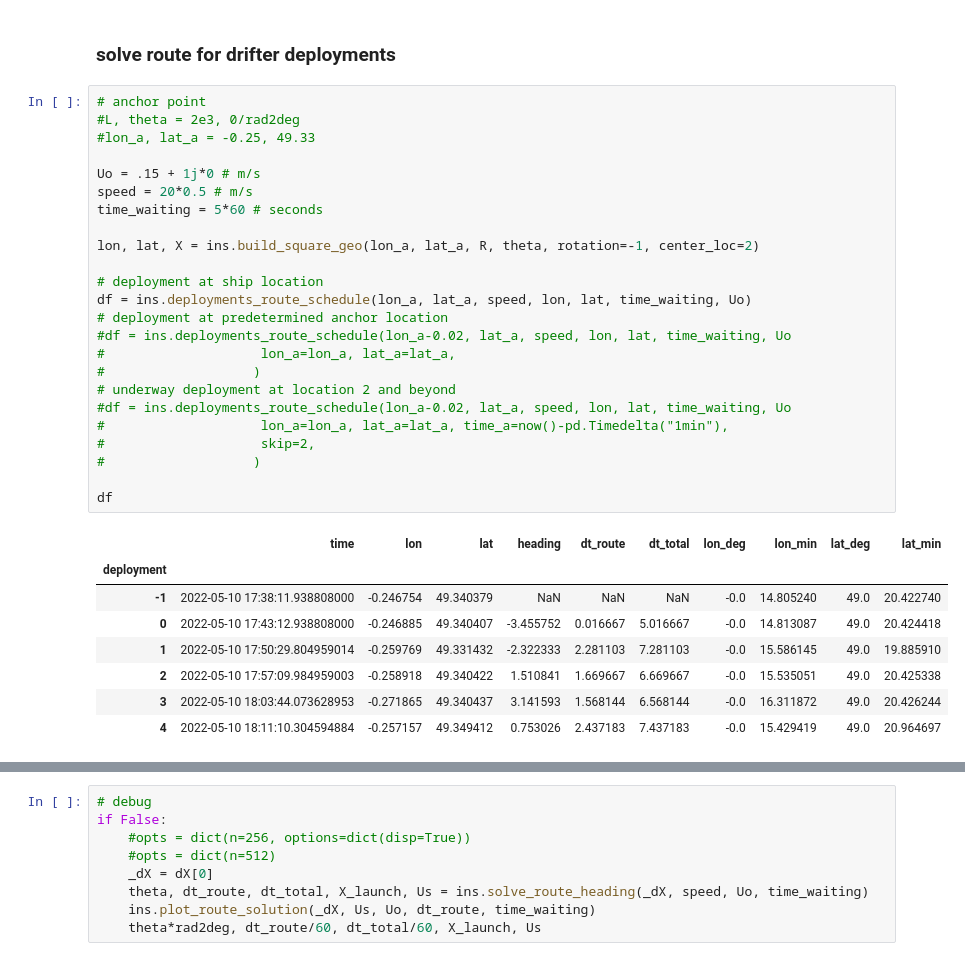
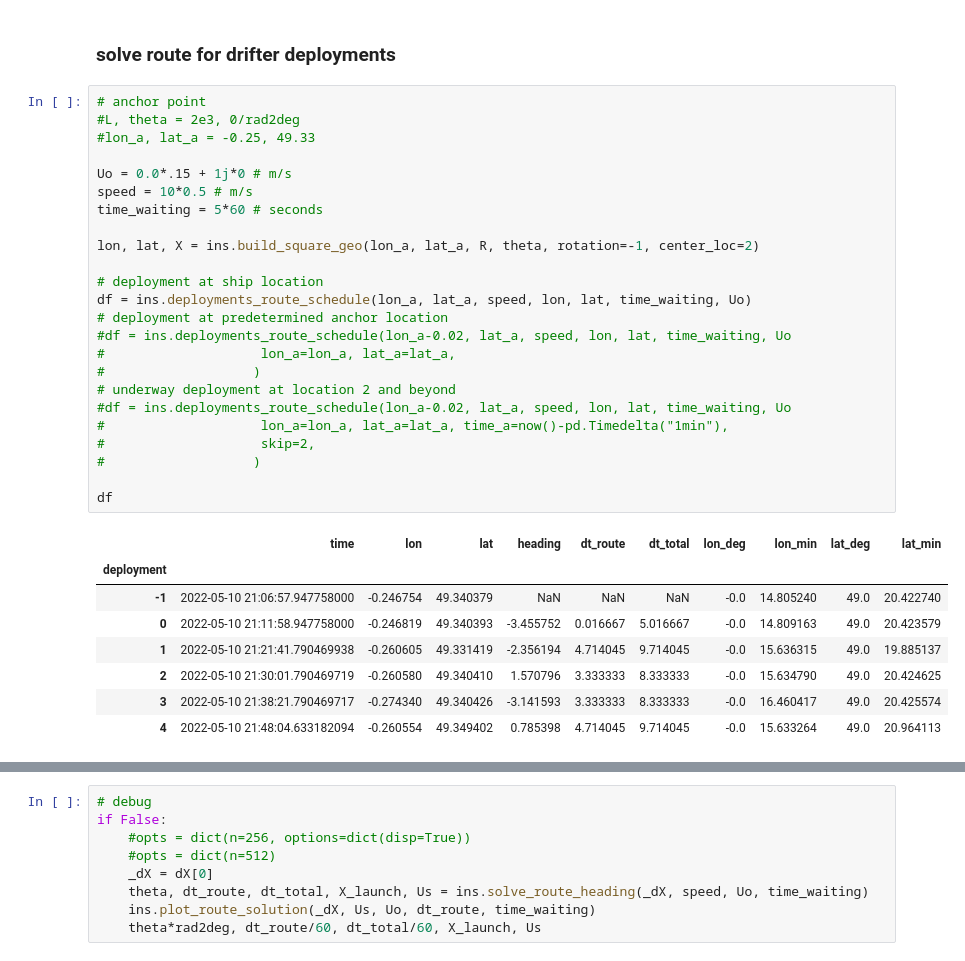
Before and after one commit to apatlpo/taos, a Jupyter notebook: campaign/dev.ipynb, the cells around one changed output, grey strips where cells are left out. Saved outputs shown, nothing was run; the diff lists cells and outputs as text.

```diff
--- a/campaign/dev.ipynb
+++ b/campaign/dev.ipynb
@@ -178,36 +179,36 @@ ax.plot(lon_radiator, lat_radiator, color="red", transform=ut.ccrs.PlateCarree()
 # %%
 # anchor point
 #L, theta = 2e3, 0/rad2deg
 #lon_a, lat_a = -0.25, 49.33
 
-Uo = .15 + 1j*0 # m/s
-speed = 20*0.5 # m/s
+Uo = 0.0*.15 + 1j*0 # m/s
+speed = 10*0.5 # m/s
 time_waiting = 5*60 # seconds
 
 lon, lat, X = ins.build_square_geo(lon_a, lat_a, R, theta, rotation=-1, center_loc=2)
 
 # deployment at ship location
 df = ins.deployments_route_schedule(lon_a, lat_a, speed, lon, lat, time_waiting, Uo)
 # deployment at predetermined anchor location
 #df = ins.deployments_route_schedule(lon_a-0.02, lat_a, speed, lon, lat, time_waiting, Uo
 #                    lon_a=lon_a, lat_a=lat_a,
 #                   )
 # underway deployment at location 2 and beyond
 #df = ins.deployments_route_schedule(lon_a-0.02, lat_a, speed, lon, lat, time_waiting, Uo
 #                    lon_a=lon_a, lat_a=lat_a, time_a=now()-pd.Timedelta("1min"),
 #                    skip=2,
 #                   )
 
 df
 # %% [output]
 |  | time | lon | lat | heading | dt_route | dt_total | lon_deg | lon_min | lat_deg | lat_min |
 | deployment |  |  |  |  |  |  |  |  |  |  |
-| -1 | 2022-05-10 17:38:11.938808000 | -0.246754 | 49.340379 | NaN | NaN | NaN | -0.0 | 14.805240 | 49.0 | 20.422740 |
-| 0 | 2022-05-10 17:43:12.938808000 | -0.246885 | 49.340407 | -3.455752 | 0.016667 | 5.016667 | -0.0 | 14.813087 | 49.0 | 20.424418 |
-| 1 | 2022-05-10 17:50:29.804959014 | -0.259769 | 49.331432 | -2.322333 | 2.281103 | 7.281103 | -0.0 | 15.586145 | 49.0 | 19.885910 |
-| 2 | 2022-05-10 17:57:09.984959003 | -0.258918 | 49.340422 | 1.510841 | 1.669667 | 6.669667 | -0.0 | 15.535051 | 49.0 | 20.425338 |
-| 3 | 2022-05-10 18:03:44.073628953 | -0.271865 | 49.340437 | 3.141593 | 1.568144 | 6.568144 | -0.0 | 16.311872 | 49.0 | 20.426244 |
-| 4 | 2022-05-10 18:11:10.304594884 | -0.257157 | 49.349412 | 0.753026 | 2.437183 | 7.437183 | -0.0 | 15.429419 | 49.0 | 20.964697 |
+| -1 | 2022-05-10 21:06:57.947758000 | -0.246754 | 49.340379 | NaN | NaN | NaN | -0.0 | 14.805240 | 49.0 | 20.422740 |
+| 0 | 2022-05-10 21:11:58.947758000 | -0.246819 | 49.340393 | -3.455752 | 0.016667 | 5.016667 | -0.0 | 14.809163 | 49.0 | 20.423579 |
+| 1 | 2022-05-10 21:21:41.790469938 | -0.260605 | 49.331419 | -2.356194 | 4.714045 | 9.714045 | -0.0 | 15.636315 | 49.0 | 19.885137 |
+| 2 | 2022-05-10 21:30:01.790469719 | -0.260580 | 49.340410 | 1.570796 | 3.333333 | 8.333333 | -0.0 | 15.634790 | 49.0 | 20.424625 |
+| 3 | 2022-05-10 21:38:21.790469717 | -0.274340 | 49.340426 | -3.141593 | 3.333333 | 8.333333 | -0.0 | 16.460417 | 49.0 | 20.425574 |
+| 4 | 2022-05-10 21:48:04.633182094 | -0.260554 | 49.349402 | 0.785398 | 4.714045 | 9.714045 | -0.0 | 15.633264 | 49.0 | 20.964113 |
 # %%
 ins.plot_deployments_route(lon, lat, df, bathy=True)
 # %% [output]
```
Also changed, not shown: parts of 5 cells of this notebook, 2 other files.
